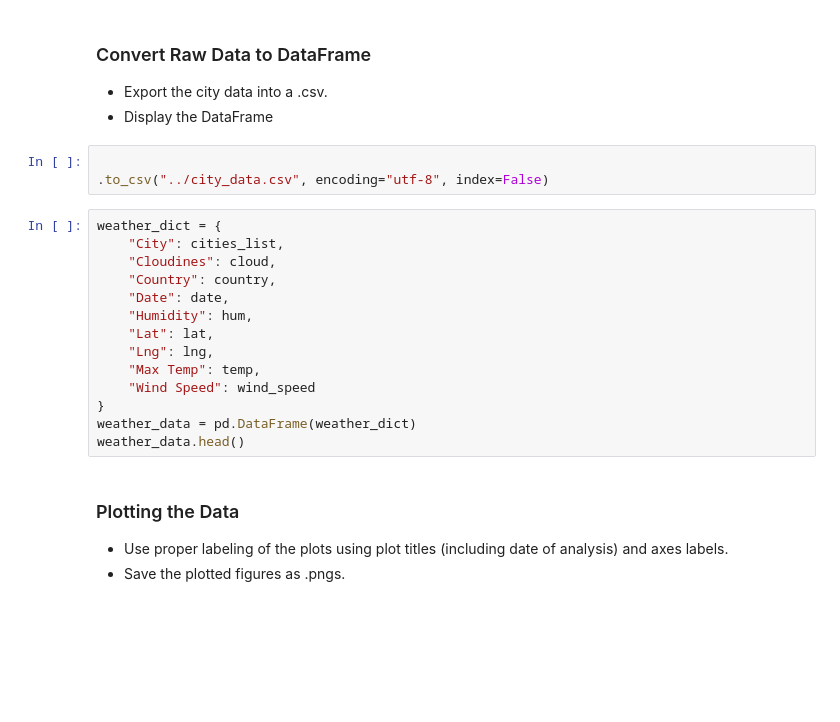
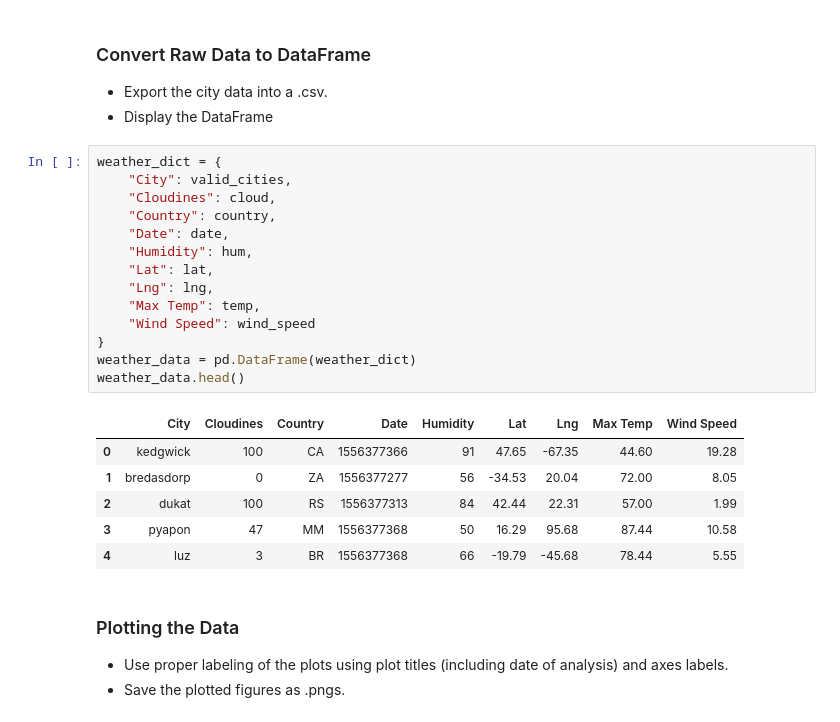
Before and after one commit to abigailmetzger/Python_API_HW, a Jupyter notebook: HW_WeatherPy_Solved.ipynb, the cells around one changed output. Cells and saved outputs as stored; diff of their text form; blank space fills up the shorter version.

```diff
--- a/HW_WeatherPy_Solved.ipynb
+++ b/HW_WeatherPy_Solved.ipynb
@@ -90,23 +135,27 @@ for town in cities_list:
 ### Convert Raw Data to DataFrame
 * Export the city data into a .csv.
 * Display the DataFrame
-# %%
-
-.to_csv("../city_data.csv", encoding="utf-8", index=False)
 # %%
 weather_dict = {
-    "City": cities_list,
+    "City": valid_cities,
     "Cloudines": cloud,
     "Country": country,
     "Date": date,
     "Humidity": hum,
     "Lat": lat,
     "Lng": lng,
     "Max Temp": temp,
     "Wind Speed": wind_speed
 }
 weather_data = pd.DataFrame(weather_dict)
 weather_data.head()
+# %% [output]
+|  | City | Cloudines | Country | Date | Humidity | Lat | Lng | Max Temp | Wind Speed |
+| 0 | kedgwick | 100 | CA | 1556377366 | 91 | 47.65 | -67.35 | 44.60 | 19.28 |
+| 1 | bredasdorp | 0 | ZA | 1556377277 | 56 | -34.53 | 20.04 | 72.00 | 8.05 |
+| 2 | dukat | 100 | RS | 1556377313 | 84 | 42.44 | 22.31 | 57.00 | 1.99 |
+| 3 | pyapon | 47 | MM | 1556377368 | 50 | 16.29 | 95.68 | 87.44 | 10.58 |
+| 4 | luz | 3 | BR | 1556377368 | 66 | -19.79 | -45.68 | 78.44 | 5.55 |
 # %% [markdown]
 ### Plotting the Data
 * Use proper labeling of the plots using plot titles (including date of analysis) and axes labels.
```
Also changed, not shown: parts of 11 cells of this notebook, 4 other files.
